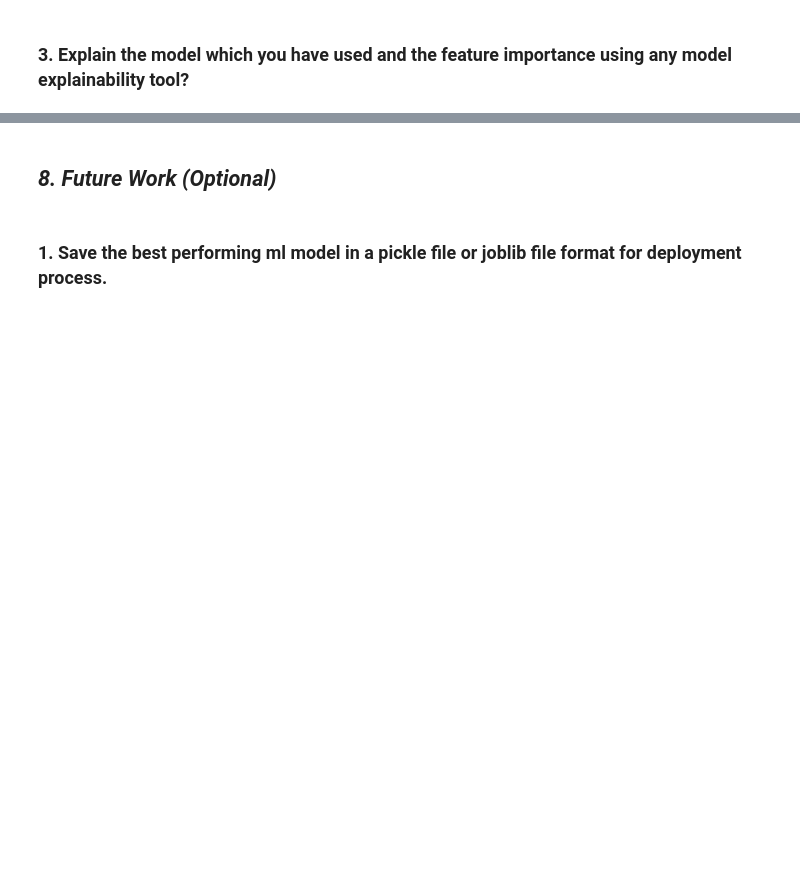
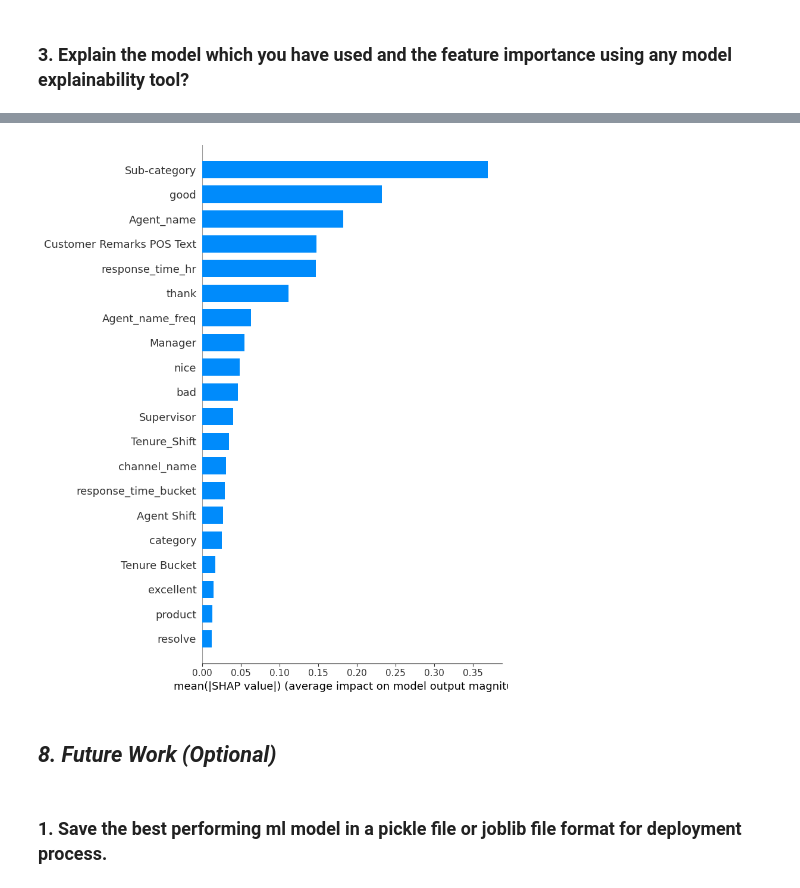
Before and after one commit to Shubhampandey1git/Flipcart-Customer-Service-Satisfaction, a Jupyter notebook: Test_File.ipynb, the cells around one changed output, grey strips where cells are left out. Drawn from its saved outputs; the diff is of its cells as text; code cells hidden in the pictures; blank space fills up the shorter version.

```diff
--- a/Test_File.ipynb
+++ b/Test_File.ipynb
@@ -1045,6 +1144,9 @@ Answer Here.: ***NO DIMENSIONALITY REDUCTION NEEDED***
 # %%
 # Split your data to train and test. Choose Splitting ratio wisely.
 X_train, X_test, y_train, y_test = train_test_split(X_selected, y, test_size=0.2, random_state=42, stratify=y)
+
+# For CatBoost using org_df
+X_train_cat, X_test_cat, y_train_cat, y_test_cat = train_test_split(X_cat, y_cat, test_size=0.2, random_state=42, stratify=y_cat)
 # %% [markdown]
 ##### What data splitting ratio have you used and why?
 # %% [markdown]
@@ -1192,3 +1598,10 @@ Answer Here.
+# %%
+import shap
+explainer = shap.TreeExplainer(best_cat)
+shap_values = explainer.shap_values(X_test_cat)
+shap.summary_plot(shap_values, X_test_cat, plot_type='bar')
+# %% [output]
+[figure, added]
 # %% [markdown]
 ## ***8.*** ***Future Work (Optional)***
 # %% [markdown]
```
Also changed, not shown: parts of 52 cells of this notebook, 5 other files.
